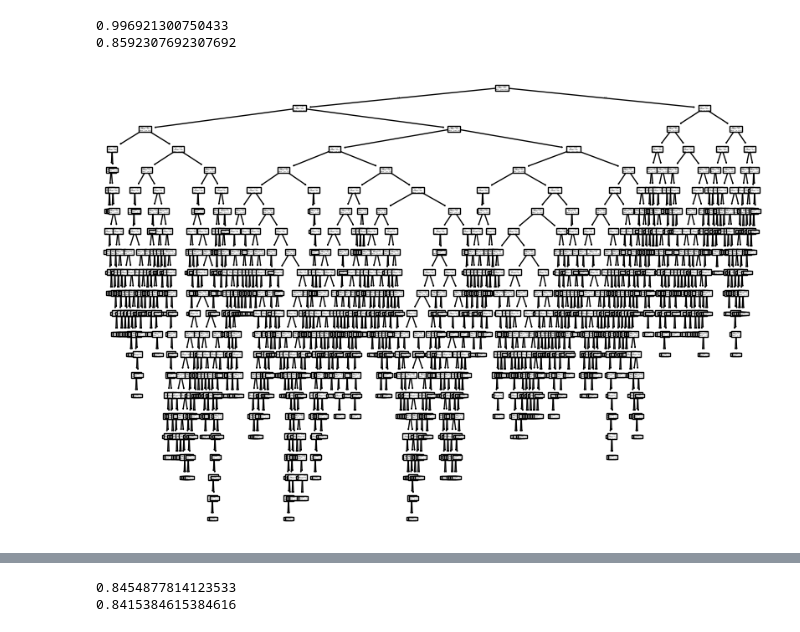
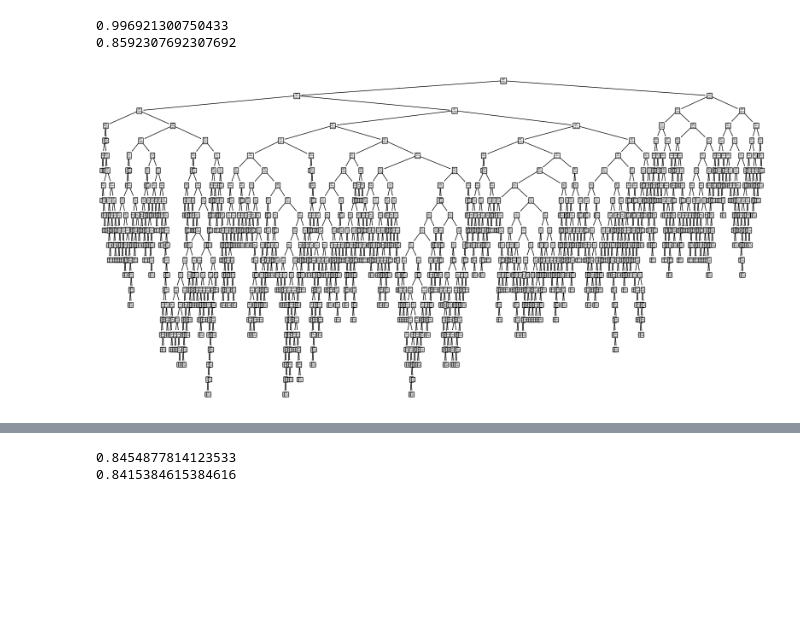
Before and after one commit to a1ljmook/Inflearn-hg-mldl, a Jupyter notebook: 5-1.ipynb, the cells around one changed output, grey strips where cells are left out. Drawn from its saved outputs; the diff is of its cells as text; code cells hidden in the pictures; blank space fills up the shorter version.

```diff
--- a/5-1.ipynb
+++ b/5-1.ipynb
@@ -17,5 +17,6 @@ from sklearn.tree import DecisionTreeClassifier, plot_tree
 # %% [markdown]
 ## 로지스틱 회귀로 와인 분류하기
 # %%
-
-wine = pd.read_csv('https://bit.ly/wine_csv_data')
+# wine = pd.read_csv('https://bit.ly/wine_csv_data')
+wine = pd.read_csv('./wine.csv')
+wine.head()
@@ -60,3 +62,6 @@ target = wine['class'].to_numpy()
 # %%
 train_input, test_input, train_target, test_target = train_test_split(
-    data, target, test_size=0.2, random_state=42)
+    data, target, test_size=0.2, random_state=42
+)
+print(train_input.shape, test_input.shape)
+print(train_target.shape, test_target.shape)
@@ -97,9 +103,9 @@ print(dt.score(test_scaled, test_target))
 0.996921300750433
 0.8592307692307692
 # %%
-plt.figure(figsize=(10,7))
+plt.figure(figsize=(20, 10))
 plot_tree(dt)
 plt.show()
 # %% [output]
-[figure, old version]
+[figure, new version]
 # %%
```
Also changed, not shown: parts of 19 cells of this notebook, 1 other file.
